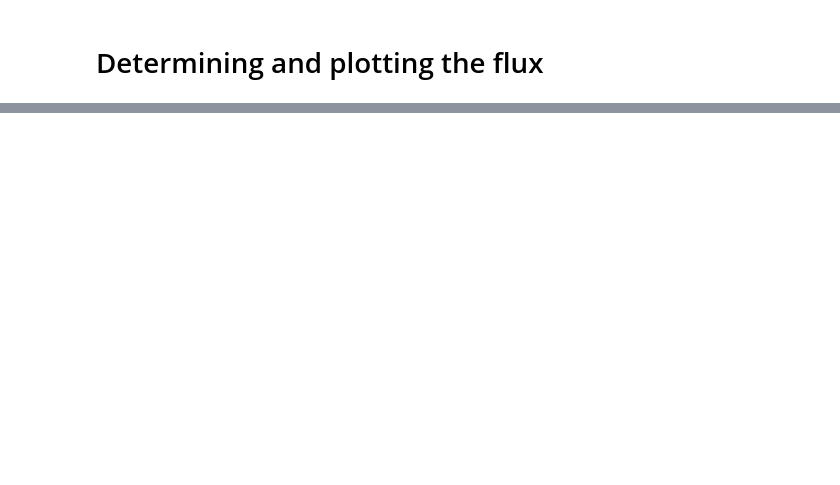
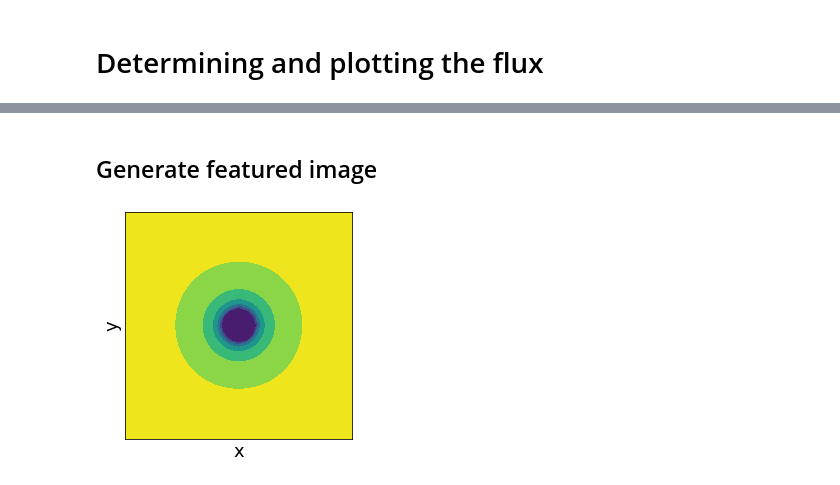
Before and after one commit to microncubed/diffusion_absorption_3d, a Jupyter notebook: 3D_model.ipynb, the cells around one changed output, grey strips where cells are left out. Saved outputs shown, nothing was run; the diff lists cells and outputs as text; code cells hidden in the pictures; blank space fills up the shorter version.

```diff
--- a/3D_model.ipynb
+++ b/3D_model.ipynb
@@ -190,0 +194,18 @@ The theoretical flux is 60 /s
+# %% [markdown]
+## Generate featured image
+# %%
+fig,ax = plt.subplots(1,1,figsize=[4,4])
+
+myplot = ax.contourf(x_vals, y_vals,uxy0.T+1e-10,vmin=0,vmax=1)
+#my_cbar = fig.colorbar(myplot)
+#my_cbar.set_label('n (/$\mu$m$^3$)')
+#my_cbar.set_ticks([0,1])
+ax.set_xlabel('x')
+ax.set_ylabel('y')
+ax.set_xticks([])
+ax.set_yticks([])
+
+fig.tight_layout()
+fig.savefig('xy_feat.png',dpi=150)
+# %% [output]
+[figure, added]
```
Also changed, not shown: parts of 4 cells of this notebook, 5 other files.
